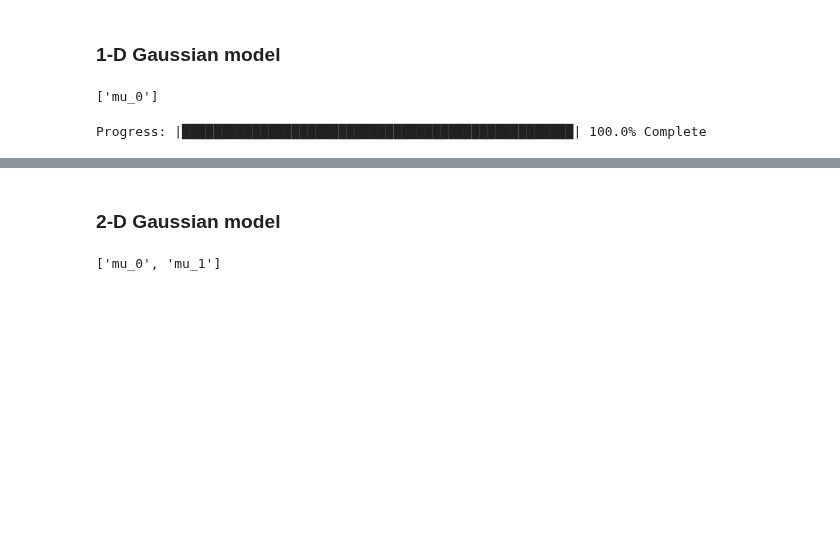
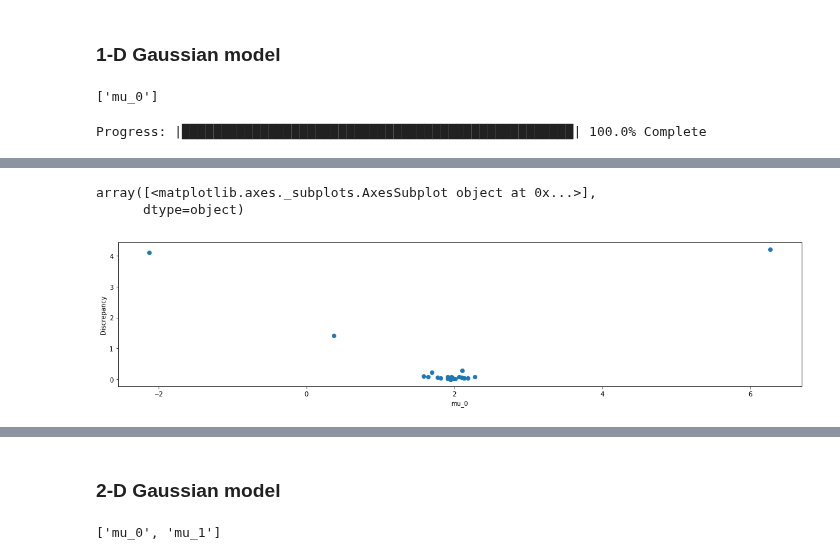
Before and after one commit to elfi-dev/zoo, a Jupyter notebook: vis/bolfi_gpy.ipynb, the cells around one changed output, grey strips where cells are left out. Saved outputs shown, nothing was run; the diff lists cells and outputs as text; code cells hidden in the pictures; blank space fills up the shorter version.

Commit message:
Update for plot_gp

```diff
--- a/vis/bolfi_gpy.ipynb
+++ b/vis/bolfi_gpy.ipynb
@@ -81 +81,7 @@ INFO:elfi.methods.posteriors:Using optimized minimum value (0.0419) of the GP di
 <elfi.methods.posteriors.BolfiPosterior at 0x...>
+# %%
+bolfi_1d.plot_discrepancy()
+# %% [output]
+array([<matplotlib.axes._subplots.AxesSubplot object at 0x...>],
+      dtype=object)
+[figure, added]
```
Also changed, not shown: parts of 12 cells of this notebook.
